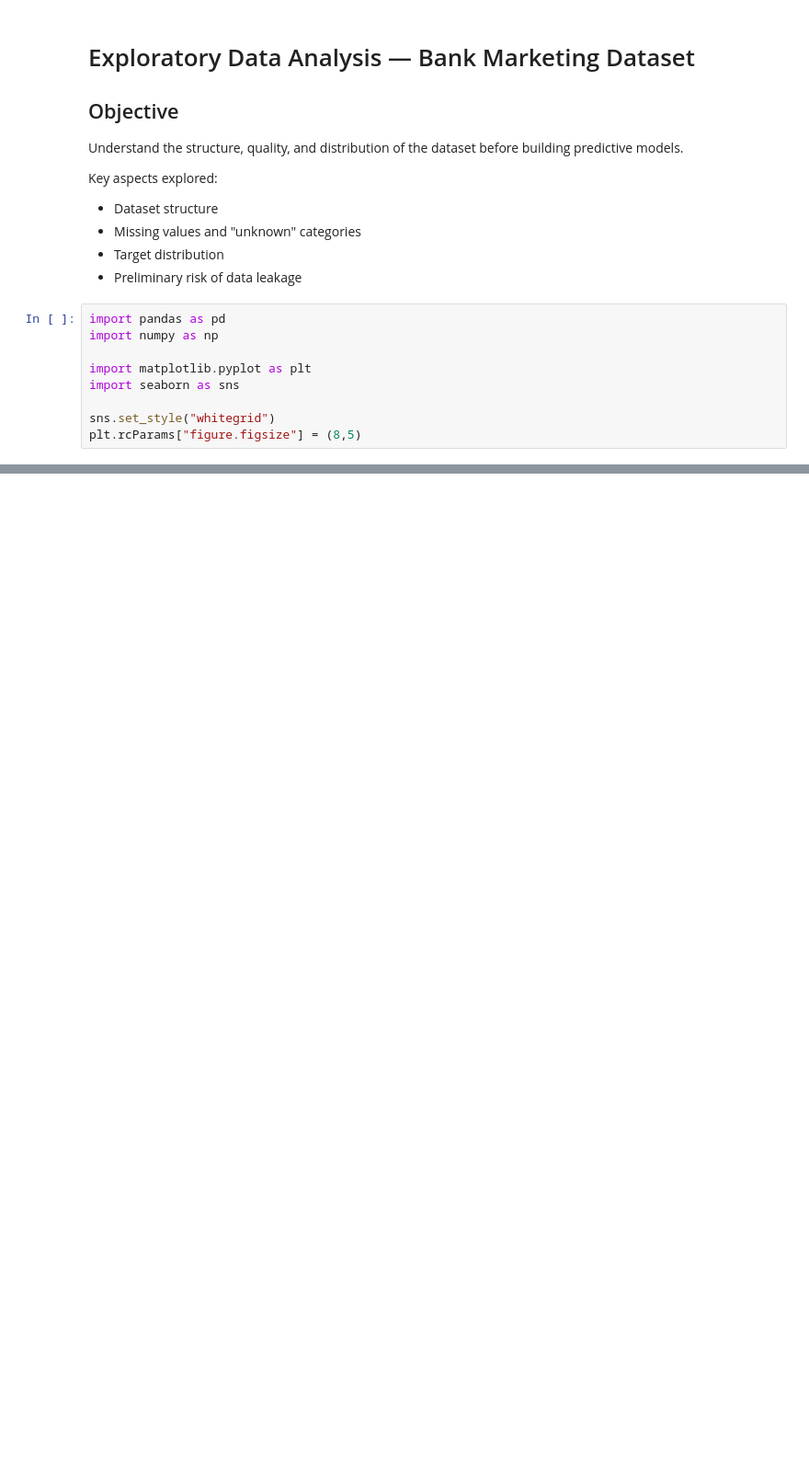
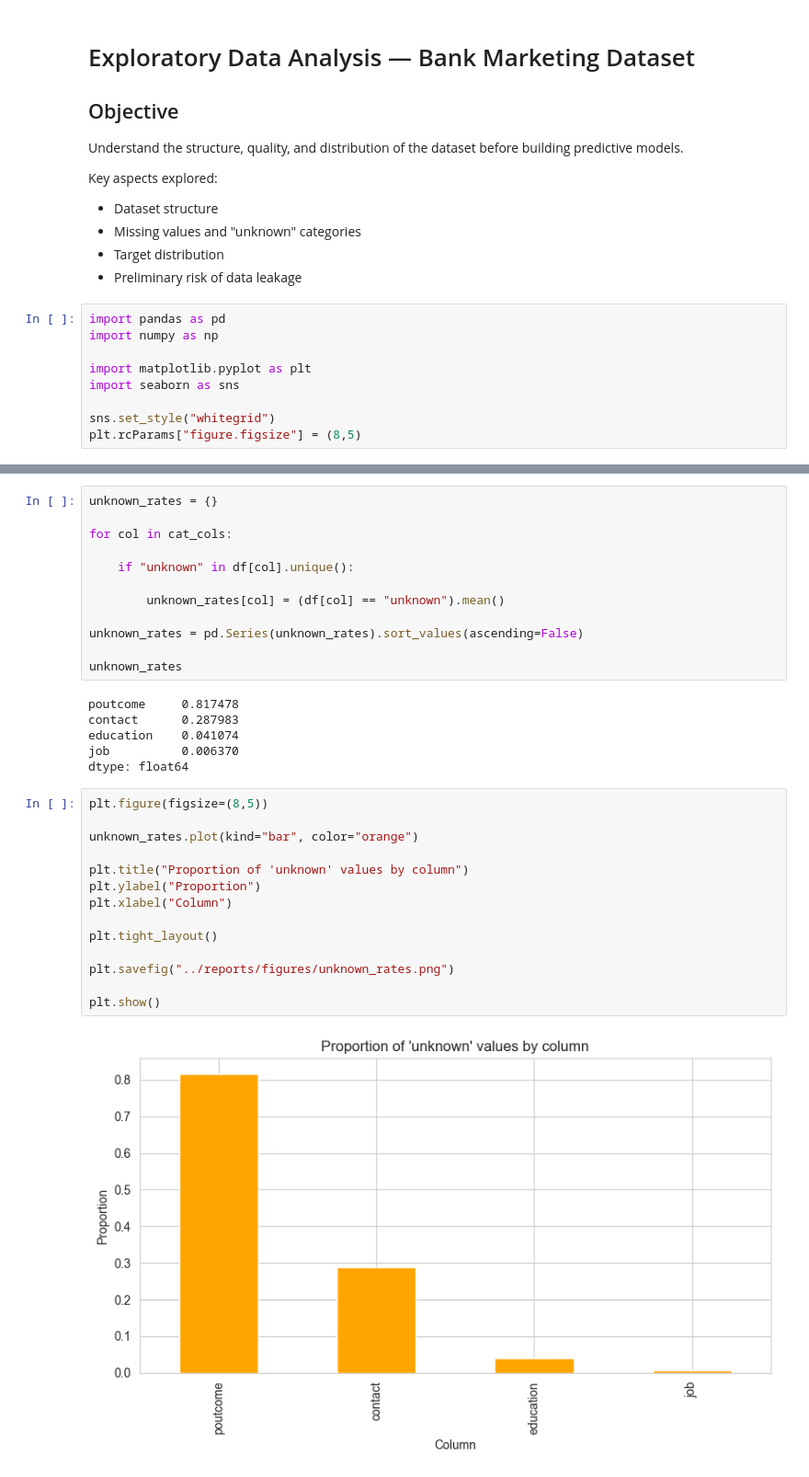
Before and after one commit to Andres-Torrez/bank-marketing-ml-classification, a Jupyter notebook: notebooks/01_eda_overview.ipynb, the cells around one changed output, grey strips where cells are left out. Shown at 92% size. Cells and saved outputs as stored; diff of their text form; blank space fills up the shorter version.

```diff
--- a/notebooks/01_eda_overview.ipynb
+++ b/notebooks/01_eda_overview.ipynb
@@ -27,0 +132,34 @@ FileNotFoundError: [Errno 2] No such file or directory: '../data/bank-full.csv'
+# %%
+unknown_rates = {}
+
+for col in cat_cols:
+
+    if "unknown" in df[col].unique():
+
+        unknown_rates[col] = (df[col] == "unknown").mean()
+
+unknown_rates = pd.Series(unknown_rates).sort_values(ascending=False)
+
+unknown_rates
+# %% [output]
+poutcome     0.817478
+contact      0.287983
+education    0.041074
+job          0.006370
+dtype: float64
+# %%
+plt.figure(figsize=(8,5))
+
+unknown_rates.plot(kind="bar", color="orange")
+
+plt.title("Proportion of 'unknown' values by column")
+plt.ylabel("Proportion")
+plt.xlabel("Column")
+
+plt.tight_layout()
+
+plt.savefig("../reports/figures/unknown_rates.png")
+
+plt.show()
+# %% [output]
+[figure, added]
```
Also changed, not shown: parts of 16 cells of this notebook, 5 other files.
